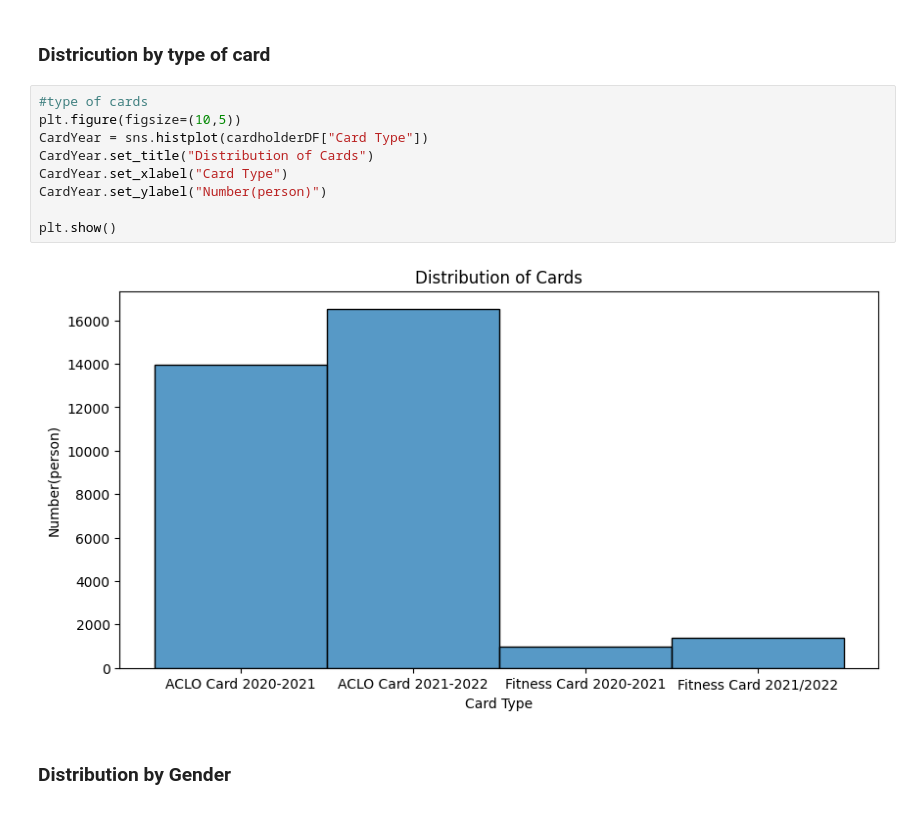
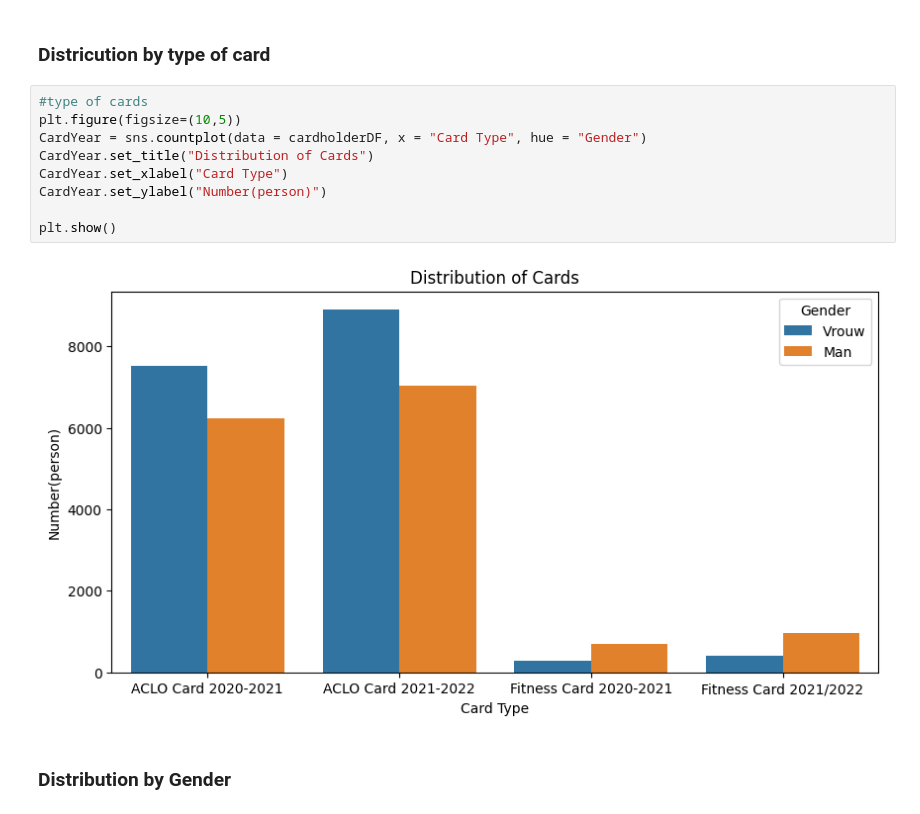
Before and after one commit to mingming2-alya/Business-Analyzing-with-ACLO, a Jupyter notebook: ACLO.ipynb, the cells around one changed output. Drawn from its saved outputs; the diff is of its cells as text.

```diff
--- a/ACLO.ipynb
+++ b/ACLO.ipynb
@@ -185,14 +166,14 @@ max    235293.000000
 # %%
 #type of cards
 plt.figure(figsize=(10,5))
-CardYear = sns.histplot(cardholderDF["Card Type"])
+CardYear = sns.countplot(data = cardholderDF, x = "Card Type", hue = "Gender")
 CardYear.set_title("Distribution of Cards")
 CardYear.set_xlabel("Card Type")
 CardYear.set_ylabel("Number(person)")
 
 plt.show()
 # %% [output]
-[figure, old version]
+[figure, new version]
 # %% [markdown]
 ### Distribution by Gender
 # %%
```
Also changed, not shown: parts of 32 cells of this notebook.
